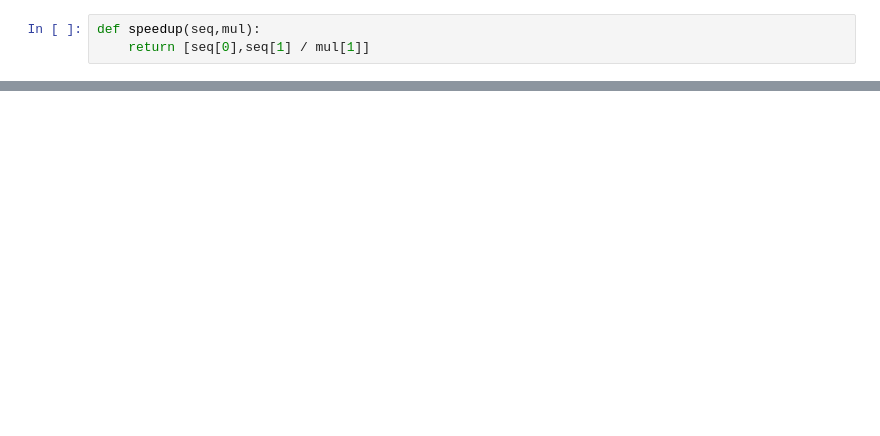
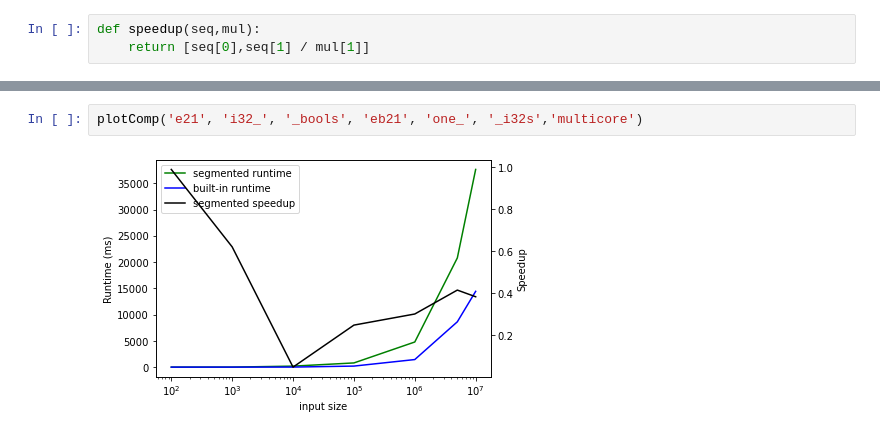
Before and after one commit to antfor/TDA280, a Jupyter notebook: LabC/Graphs.ipynb, the cells around one changed output, grey strips where cells are left out. Saved outputs shown, nothing was run; the diff lists cells and outputs as text; blank space fills up the shorter version.

```diff
--- a/LabC/Graphs.ipynb
+++ b/LabC/Graphs.ipynb
@@ -60,0 +81,4 @@ plot('e13')
+# %%
+plotComp('e21', 'i32_', '_bools', 'eb21', 'one_', '_i32s','multicore')
+# %% [output]
+[figure, added]
```
Also changed, not shown: parts of 11 cells of this notebook.
